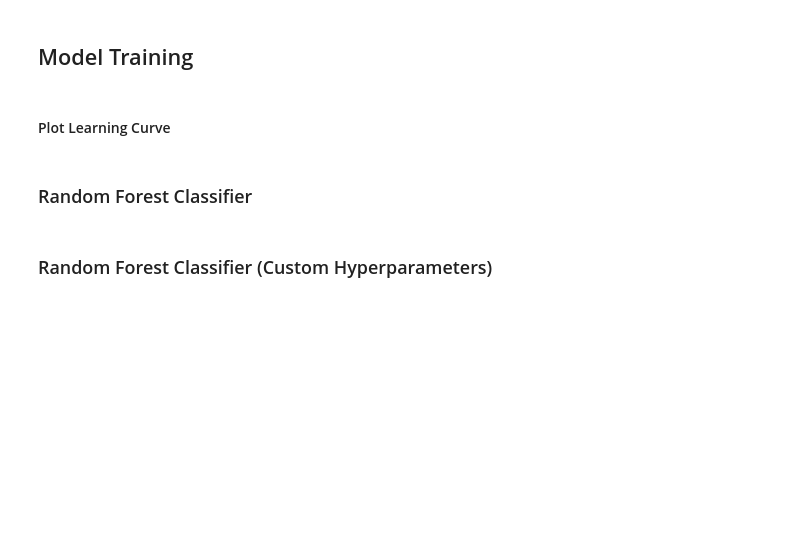
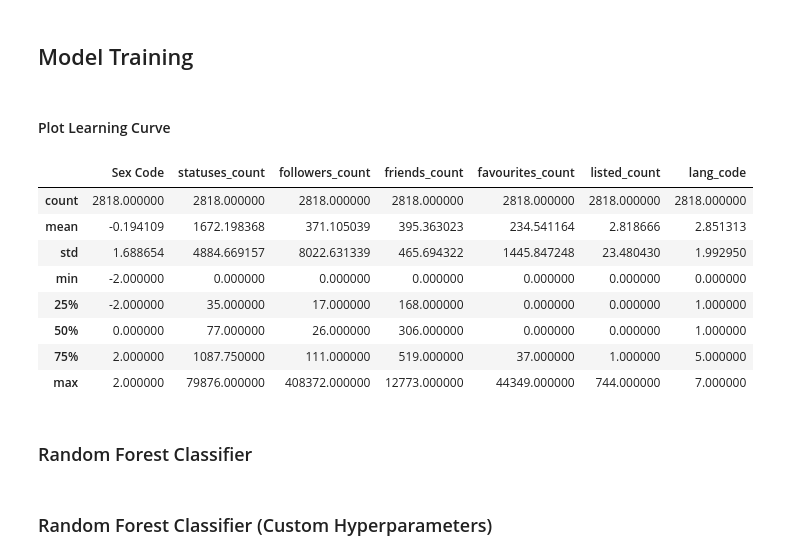
Before and after one commit to LuluW8071/Twitter-Fake-Profile-Detection, a Jupyter notebook: model/model.ipynb, the cells around one changed output. Drawn from its saved outputs; the diff is of its cells as text; code cells hidden in the pictures; blank space fills up the shorter version.

```diff
--- a/model/model.ipynb
+++ b/model/model.ipynb
@@ -271,6 +271,19 @@ def plot_learning_curve(estimator, title, X, y, ylim=None, cv=None,
 
     plt.legend(loc="best")
     return plt
+# %%
+# Display mean and standard deviation of pre processed dataset
+X.describe()
+# %% [output]
+|  | Sex Code | statuses_count | followers_count | friends_count | favourites_count | listed_count | lang_code |
+| count | 2818.000000 | 2818.000000 | 2818.000000 | 2818.000000 | 2818.000000 | 2818.000000 | 2818.000000 |
+| mean | -0.194109 | 1672.198368 | 371.105039 | 395.363023 | 234.541164 | 2.818666 | 2.851313 |
+| std | 1.688654 | 4884.669157 | 8022.631339 | 465.694322 | 1445.847248 | 23.480430 | 1.992950 |
+| min | -2.000000 | 0.000000 | 0.000000 | 0.000000 | 0.000000 | 0.000000 | 0.000000 |
+| 25% | -2.000000 | 35.000000 | 17.000000 | 168.000000 | 0.000000 | 0.000000 | 1.000000 |
+| 50% | 0.000000 | 77.000000 | 26.000000 | 306.000000 | 0.000000 | 0.000000 | 1.000000 |
+| 75% | 2.000000 | 1087.750000 | 111.000000 | 519.000000 | 37.000000 | 1.000000 | 5.000000 |
+| max | 2.000000 | 79876.000000 | 408372.000000 | 12773.000000 | 44349.000000 | 744.000000 | 7.000000 |
 # %% [markdown]
 ### Random Forest Classifier
 # %%
```
Also changed, not shown: parts of 9 cells of this notebook.
